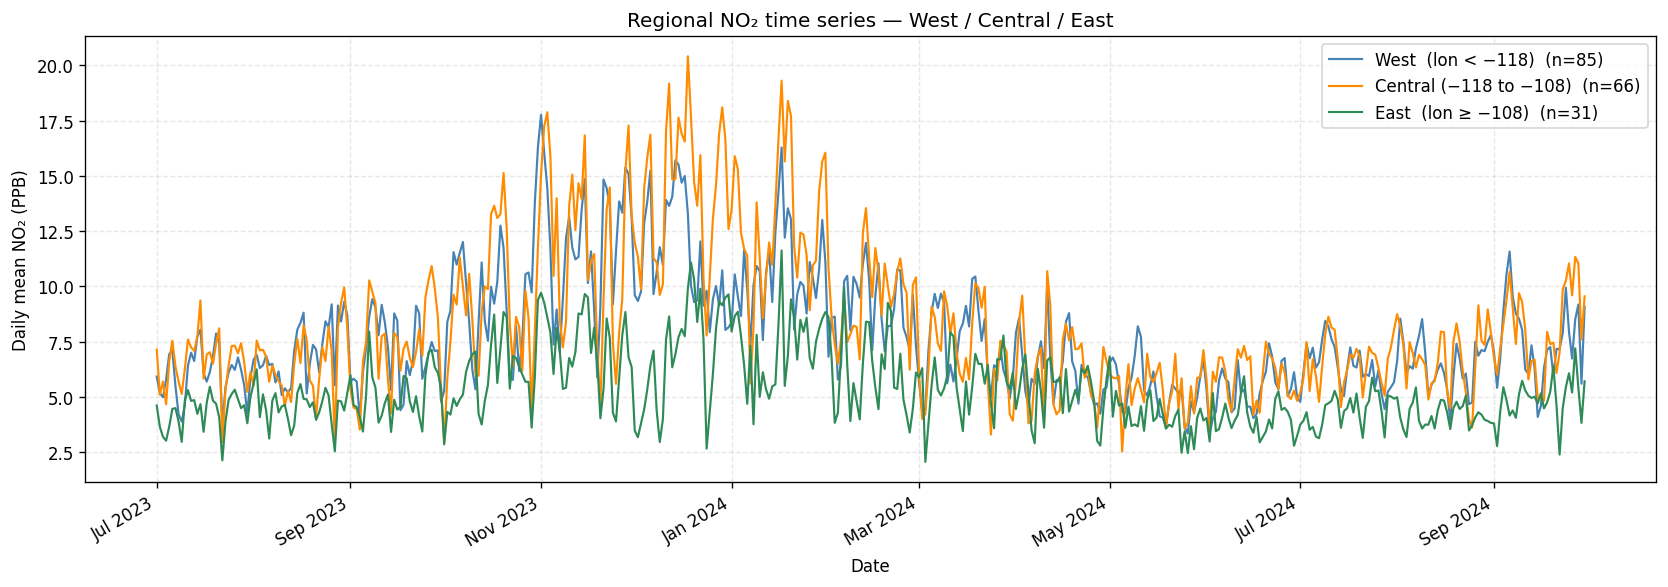
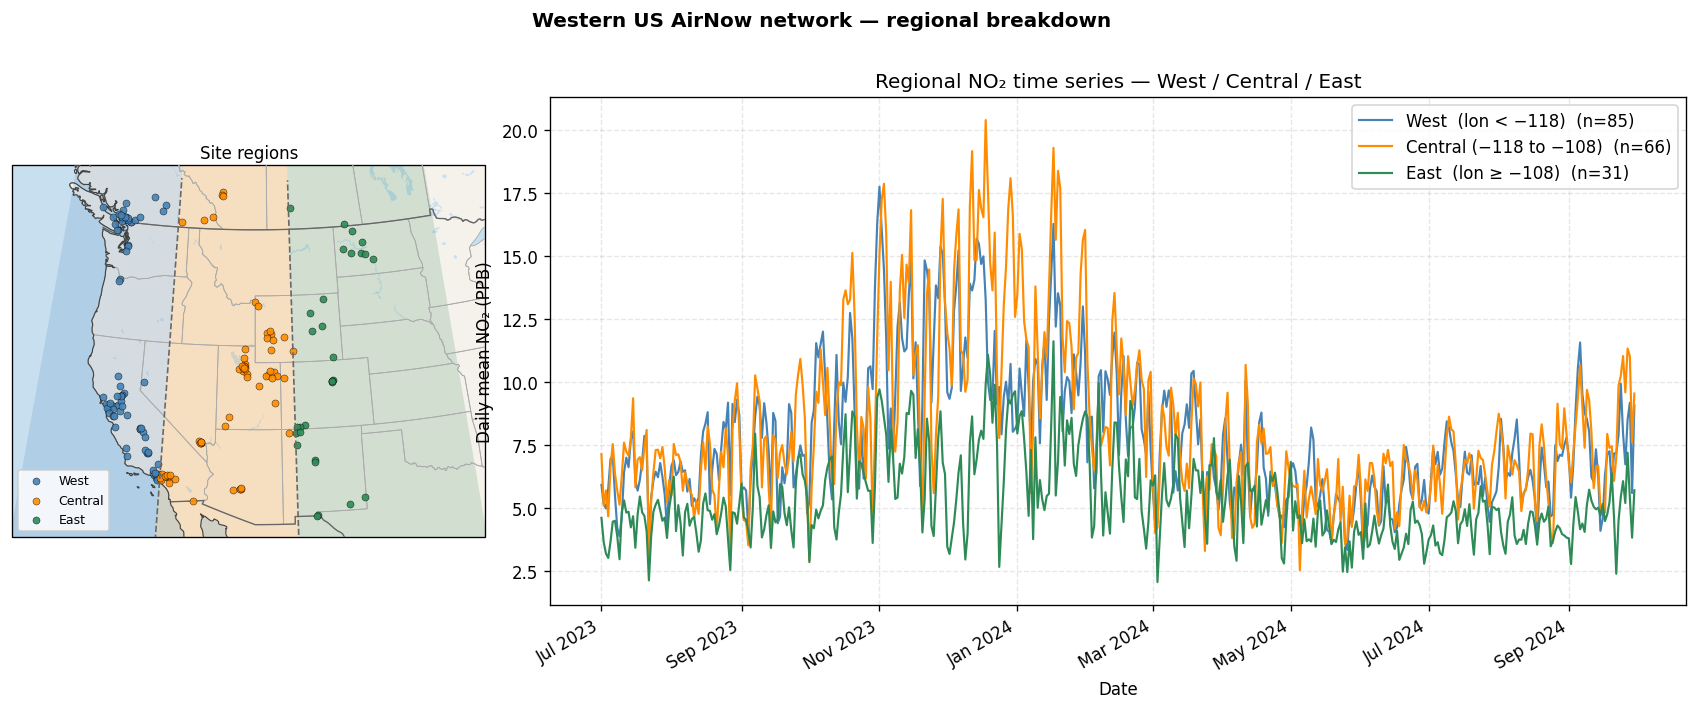
The notebook cell's code change between the first figure and the second:
--- before
+++ after
@@ -1,6 +1,9 @@
+import cartopy.crs as ccrs
+import cartopy.feature as cfeature
+import matplotlib.gridspec as gridspec
+
 common = meta.index.intersection(df.columns)
 meta_c = meta.loc[common]
 
-# Dataset spans roughly −128 to −100 °. Split into thirds:
 # West < −118 | Central −118 to −108 | East ≥ −108
 regions = {
@@ -14,6 +17,56 @@
     'East  (lon ≥ −108)':     'seagreen',
 }
+# Longitude extents for each shaded band
+region_lon_bands = {
+    'West  (lon < −118)':     (-128, -118),
+    'Central (−118 to −108)': (-118, -108),
+    'East  (lon ≥ −108)':     (-108,  -95),
+}
 
-fig, ax = plt.subplots(figsize=(14, 5))
+proj     = ccrs.AlbersEqualArea(central_longitude=-111, central_latitude=40,
+                                 standard_parallels=(29.5, 45.5))
+data_crs = ccrs.PlateCarree()
+
+fig = plt.figure(figsize=(18, 5.5))
+gs  = gridspec.GridSpec(1, 2, width_ratios=[1, 2.4], wspace=0.08)
+
+# ── Left panel: map with colour-filled region bands + site dots ──────────────
+ax_map = fig.add_subplot(gs[0], projection=proj)
+ax_map.set_extent([-128, -95, 30, 52], crs=data_crs)
+
+ax_map.add_feature(cfeature.OCEAN.with_scale('50m'),    facecolor='#c8dff0', zorder=0)
+ax_map.add_feature(cfeature.LAND.with_scale('50m'),     facecolor='#f5f1eb', zorder=1)
+ax_map.add_feature(cfeature.LAKES.with_scale('50m'),    facecolor='#c8dff0', zorder=2)
+ax_map.add_feature(cfeature.STATES.with_scale('50m'),   edgecolor='#aaaaaa', linewidth=0.5, zorder=3)
+ax_map.add_feature(cfeature.BORDERS.with_scale('50m'),  edgecolor='#666666', linewidth=0.8, zorder=4)
+ax_map.add_feature(cfeature.COASTLINE.with_scale('50m'), edgecolor='#444444', linewidth=0.7, zorder=5)
+
+# Colour-filled longitude bands
+for region, (lon_min, lon_max) in region_lon_bands.items():
+    color = region_colors[region]
+    xs = [lon_min, lon_max, lon_max, lon_min]
+    ys = [24,      24,      56,      56     ]
+    ax_map.fill(xs, ys, color=color, alpha=0.18,
+                transform=data_crs, zorder=2, linewidth=0)
+
+# Site dots coloured by region
+for region, sites in regions.items():
+    lats = meta_c.loc[sites, 'lat'].values
+    lons = meta_c.loc[sites, 'lon'].values
+    ax_map.scatter(lons, lats, color=region_colors[region], s=18, alpha=0.9,
+                   edgecolors='k', linewidths=0.25,
+                   transform=data_crs, zorder=6,
+                   label=region.split('(')[0].strip())
+
+# Dashed boundary lines between regions
+for lon_bnd in (-118, -108):
+    ax_map.plot([lon_bnd, lon_bnd], [28, 52], color='dimgrey',
+                lw=1.0, ls='--', transform=data_crs, zorder=7)
+
+ax_map.set_title('Site regions', fontsize=10, pad=4)
+ax_map.legend(loc='lower left', fontsize=7.5, framealpha=0.85)
+
+# ── Right panel: regional time series ────────────────────────────────────────
+ax_ts = fig.add_subplot(gs[1])
 for region, sites in regions.items():
     sites_in_df = [s for s in sites if s in df.columns]
@@ -23,18 +76,20 @@
     daily_region = df[sites_in_df].mean(axis=1).resample('D').mean()
     daily_region = daily_region.interpolate(method='time', limit=3)
-    ax.plot(daily_region.index, daily_region.values,
-            lw=1.3, color=region_colors[region],
-            label=f'{region}  (n={len(sites_in_df)})')
+    ax_ts.plot(daily_region.index, daily_region.values,
+               lw=1.3, color=region_colors[region],
+               label=f'{region}  (n={len(sites_in_df)})')
 
-ax.xaxis.set_major_formatter(mdates.DateFormatter('%b %Y'))
-ax.xaxis.set_major_locator(mdates.MonthLocator(interval=2))
-plt.setp(ax.xaxis.get_majorticklabels(), rotation=30, ha='right')
-ax.set_xlabel('Date')
-ax.set_ylabel('Daily mean NO₂ (PPB)')
-ax.set_title('Regional NO₂ time series — West / Central / East')
-ax.legend()
-ax.grid(True, linestyle='--', alpha=0.3)
+ax_ts.xaxis.set_major_formatter(mdates.DateFormatter('%b %Y'))
+ax_ts.xaxis.set_major_locator(mdates.MonthLocator(interval=2))
+plt.setp(ax_ts.xaxis.get_majorticklabels(), rotation=30, ha='right')
+ax_ts.set_xlabel('Date')
+ax_ts.set_ylabel('Daily mean NO₂ (PPB)')
+ax_ts.set_title('Regional NO₂ time series — West / Central / East')
+ax_ts.legend()
+ax_ts.grid(True, linestyle='--', alpha=0.3)
+
+fig.suptitle('Western US AirNow network — regional breakdown', fontweight='bold', y=1.01)
 plt.tight_layout()
-plt.savefig(PLOTS_DIR / 'ts_regional.png', dpi=150)
+plt.savefig(PLOTS_DIR / 'ts_regional.png', dpi=150, bbox_inches='tight')
 plt.show()
 print('Saved ts_regional.png')

Commit: Update notebooks 02/03, comparison plots, no2 analysis outputs, requirements